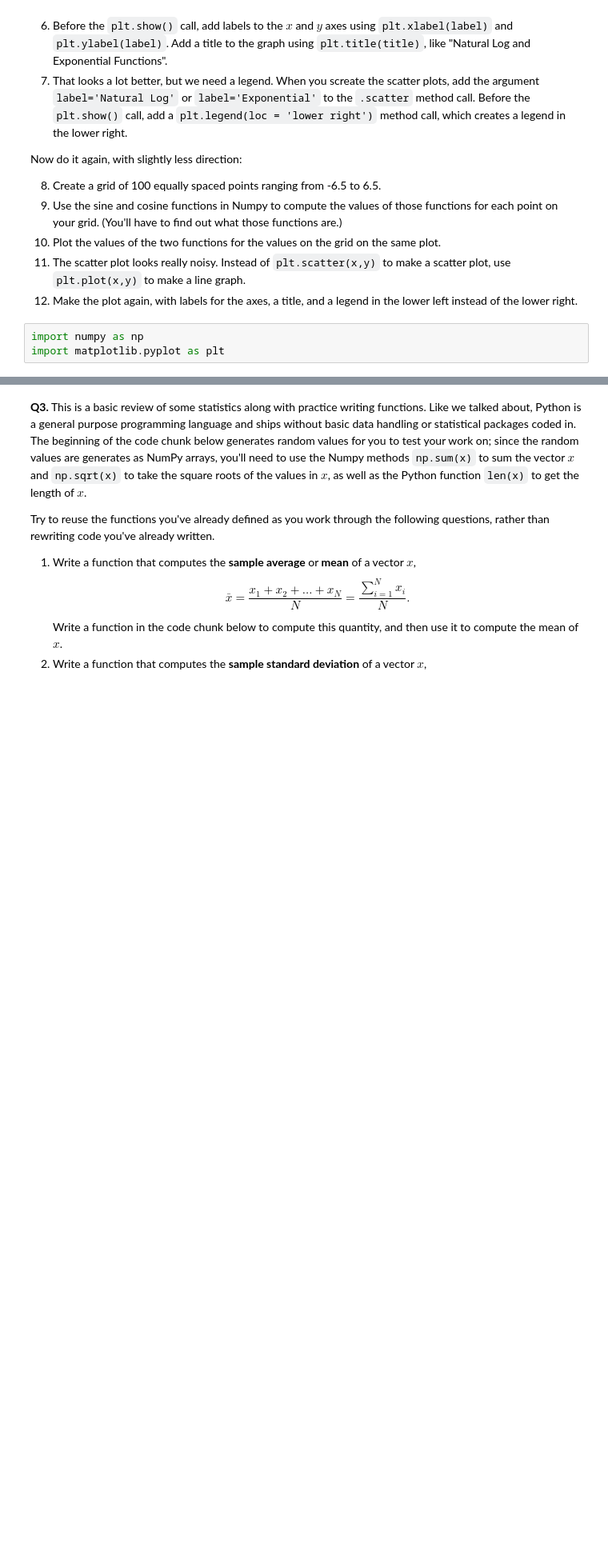
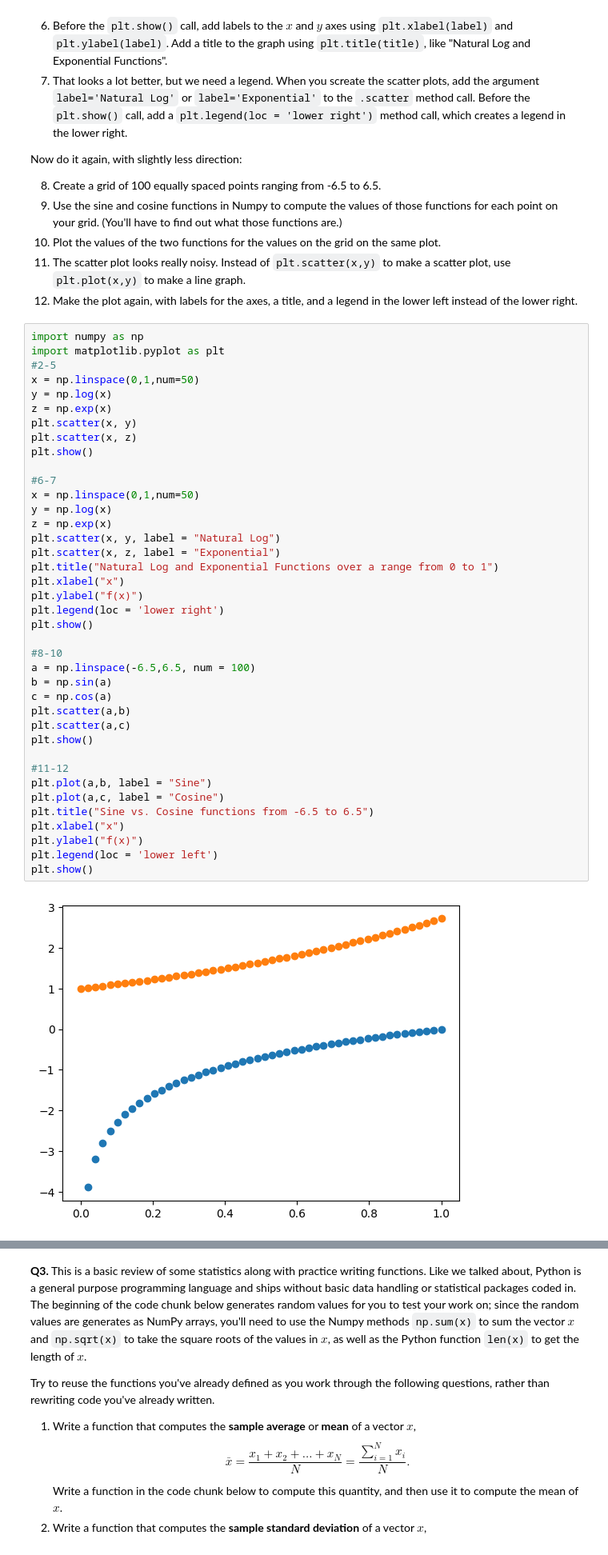
Before and after one commit to 3agleman/programming, a Jupyter notebook: assignment_programming.ipynb, the cells around one changed output, grey strips where cells are left out. Shown at 80% size. Cells and saved outputs as stored; diff of their text form; blank space fills up the shorter version.

```diff
--- a/assignment_programming.ipynb
+++ b/assignment_programming.ipynb
@@ -38,3 +38,41 @@ Now do it again, with slightly less direction:
 # %%
 import numpy as np
 import matplotlib.pyplot as plt
+#2-5
+x = np.linspace(0,1,num=50)
+y = np.log(x)
+z = np.exp(x)
+plt.scatter(x, y)
+plt.scatter(x, z)
+plt.show()
+
+#6-7
+x = np.linspace(0,1,num=50)
+y = np.log(x)
+z = np.exp(x)
+plt.scatter(x, y, label = "Natural Log")
+plt.scatter(x, z, label = "Exponential")
+plt.title("Natural Log and Exponential Functions over a range from 0 to 1")
+plt.xlabel("x")
+plt.ylabel("f(x)")
+plt.legend(loc = 'lower right')
+plt.show()
+
+#8-10
+a = np.linspace(-6.5,6.5, num = 100)
+b = np.sin(a)
+c = np.cos(a)
+plt.scatter(a,b)
+plt.scatter(a,c)
+plt.show()
+
+#11-12
+plt.plot(a,b, label = "Sine")
+plt.plot(a,c, label = "Cosine")
+plt.title("Sine vs. Cosine functions from -6.5 to 6.5")
+plt.xlabel("x")
+plt.ylabel("f(x)")
+plt.legend(loc = 'lower left')
+plt.show()
+# %% [output]
+[figure, added]
```
Also changed, not shown: parts of 2 cells of this notebook.
